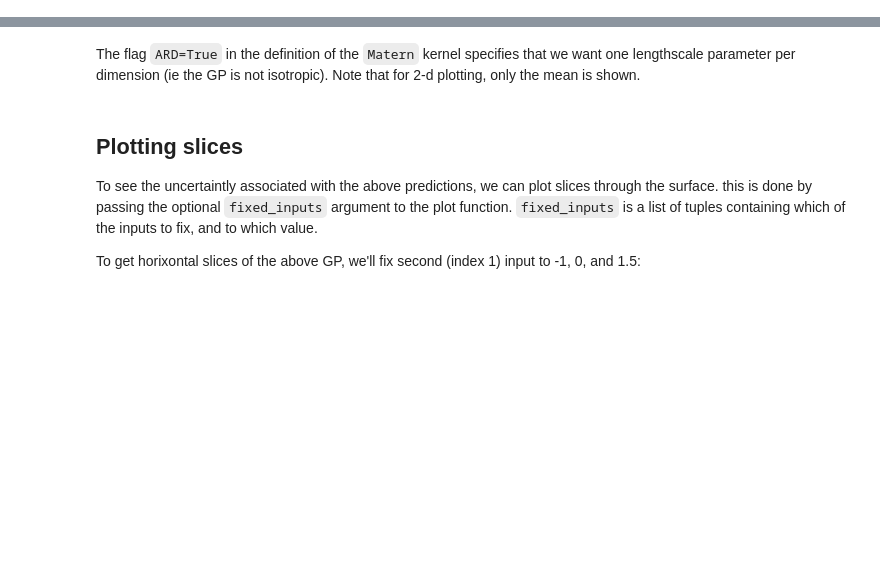
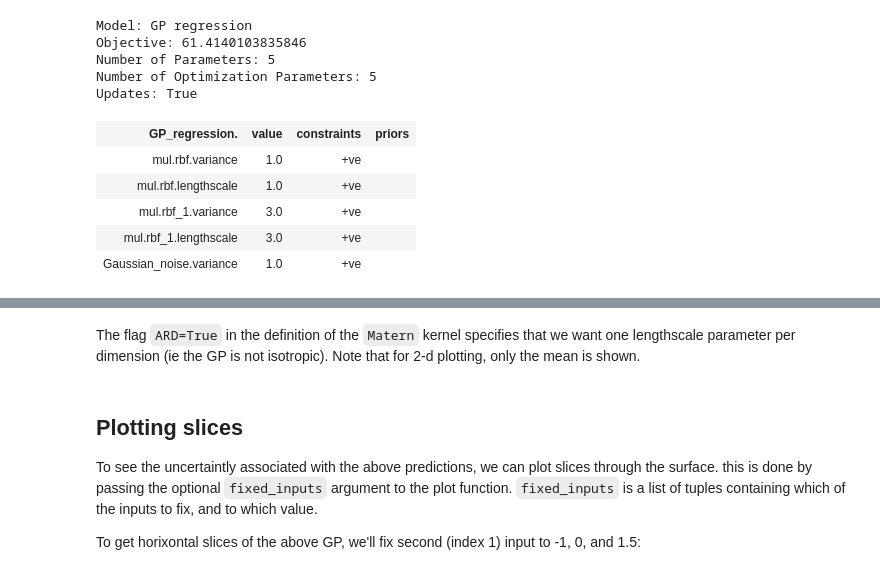
Before and after one commit to jwwtc/code, a Jupyter notebook: gaussian_process_regression/twod_gp.ipynb, the cells around one changed output, grey strips where cells are left out. Cells and saved outputs as stored; diff of their text form; code cells hidden in the pictures; blank space fills up the shorter version.

```diff
--- a/gaussian_process_regression/twod_gp.ipynb
+++ b/gaussian_process_regression/twod_gp.ipynb
@@ -15,4 +15,4 @@ Here is a 2 dimensional example:
 # %%
 # sample inputs and outputs
 X = np.random.uniform(-3.,3.,(50,2))
-Y = np.sin(X[:,0:1]) * np.sin(X[:,1:2])+np.random.randn(50,1)*0.05
+Y = np.sin(X[:,0:1]) * np.sin(X[:,1:2])
@@ -21,0 +21,9 @@ ker = GPy.kern.Matern52(2,ARD=True) + GPy.kern.White(2)
+# %%
+# define kernel
+# ker = GPy.kern.Matern52(2, ARD=True) + GPy.kern.White(2)
+
+k1 = GPy.kern.RBF(1, 1, 1, active_dims=[0]) # works on the first column of X, index=0
+k2 = GPy.kern.RBF(1, 3, 3, active_dims=[1]) # works on the second column of X, index=1
+
+k = k1 * k2
+k.plot()
@@ -22,3 +33,17 @@ ker = GPy.kern.Matern52(2,ARD=True) + GPy.kern.White(2)
 # %%
 # create simple GP model
-m = GPy.models.GPRegression(X,Y,ker)
+m = GPy.models.GPRegression(X, Y, k)
+
+display(m)
+# %% [output]
+Model: GP regression
+Objective: 61.4140103835846
+Number of Parameters: 5
+Number of Optimization Parameters: 5
+Updates: True
+| GP_regression. | value | constraints | priors |
+| mul.rbf.variance | 1.0 | +ve |  |
+| mul.rbf.lengthscale | 1.0 | +ve |  |
+| mul.rbf_1.variance | 3.0 | +ve |  |
+| mul.rbf_1.lengthscale | 3.0 | +ve |  |
+| Gaussian_noise.variance | 1.0 | +ve |  |
```
Also changed, not shown: parts of 13 cells of this notebook, 5 other files.
